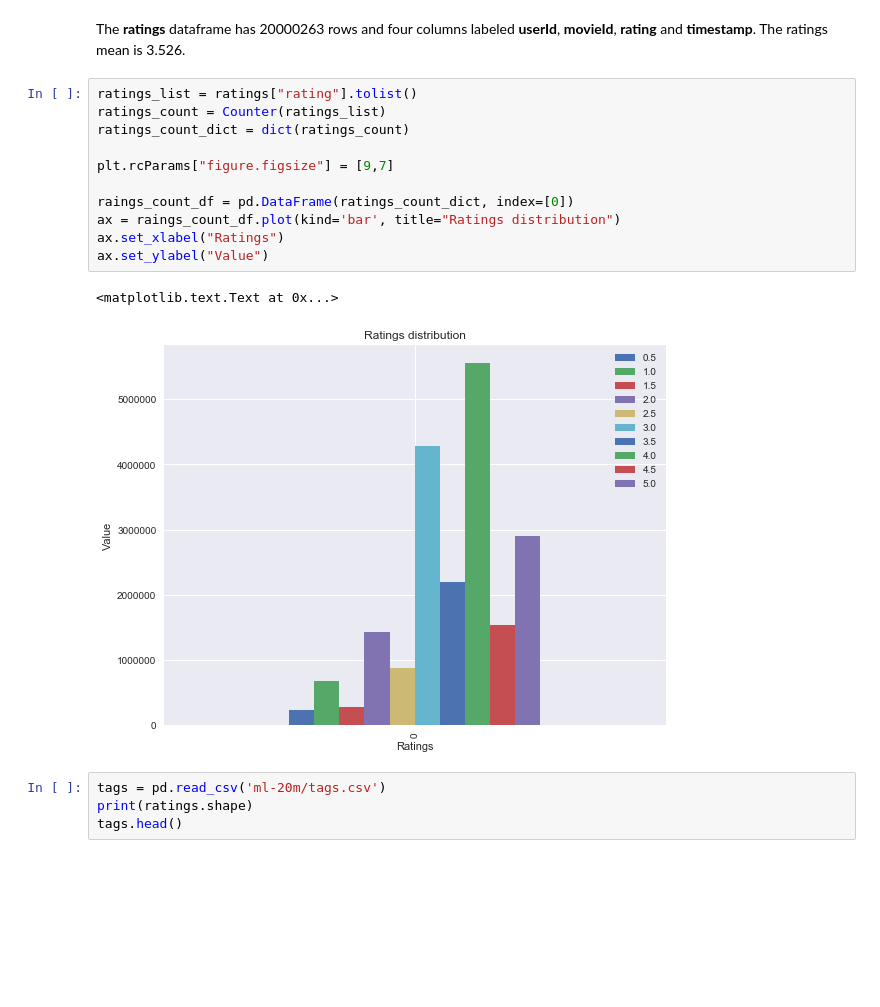
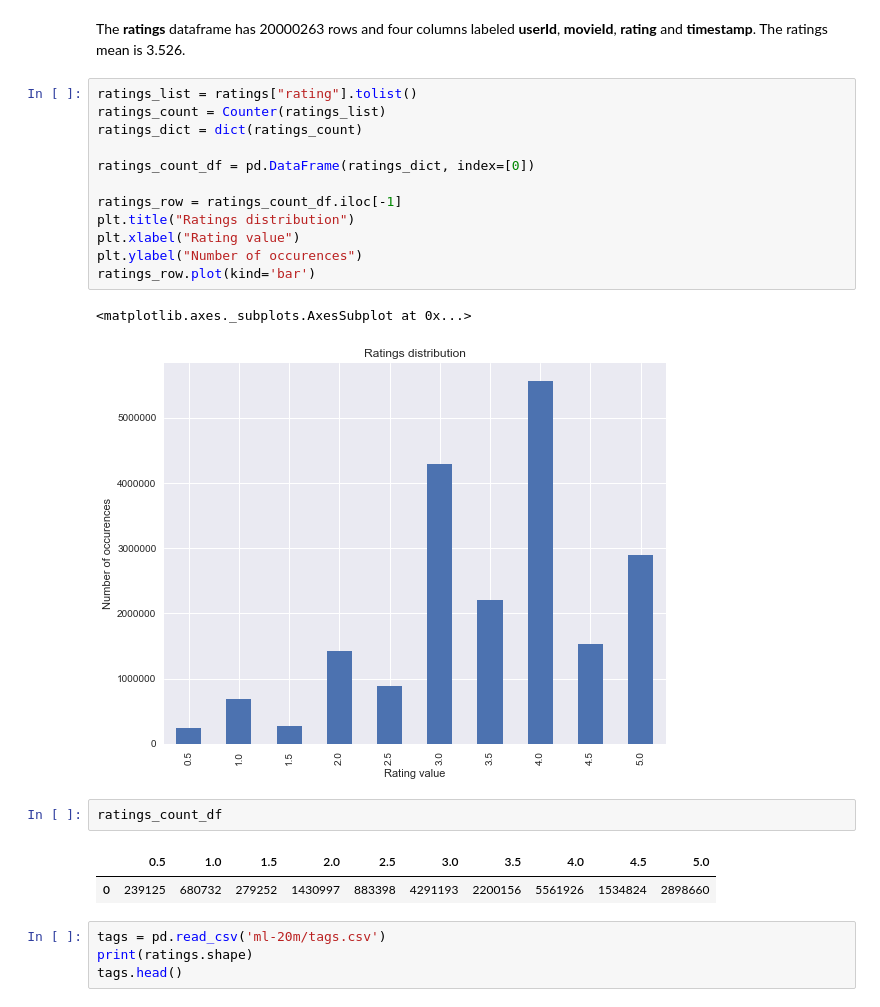
Before and after one commit to ipandzic/MovieLens, a Jupyter notebook: MRS.ipynb, the cells around one changed output. Saved outputs shown, nothing was run; the diff lists cells and outputs as text; blank space fills up the shorter version.

Commit message:
Fixed another graph

```diff
--- a/MRS.ipynb
+++ b/MRS.ipynb
@@ -133,20 +129,26 @@ print(ratings_mean)
 3.5255285642993797
 # %% [markdown]
 The **ratings** dataframe has 20000263 rows and four columns labeled **userId**, **movieId**, **rating** and **timestamp**. The ratings mean is 3.526.
-# %%
-ratings_list = ratings["rating"].tolist()
-ratings_count = Counter(ratings_list)
-ratings_count_dict = dict(ratings_count)
-
-plt.rcParams["figure.figsize"] = [9,7]
-
-raings_count_df = pd.DataFrame(ratings_count_dict, index=[0])
-ax = raings_count_df.plot(kind='bar', title="Ratings distribution")
-ax.set_xlabel("Ratings")
-ax.set_ylabel("Value")
-# %% [output]
-<matplotlib.text.Text at 0x...>
-[figure, removed]
+# %%
+ratings_list = ratings["rating"].tolist()
+ratings_count = Counter(ratings_list)
+ratings_dict = dict(ratings_count)
+
+ratings_count_df = pd.DataFrame(ratings_dict, index=[0])
+
+ratings_row = ratings_count_df.iloc[-1]
+plt.title("Ratings distribution")
+plt.xlabel("Rating value")
+plt.ylabel("Number of occurences")
+ratings_row.plot(kind='bar')
+# %% [output]
+<matplotlib.axes._subplots.AxesSubplot at 0x...>
+[figure, added]
+# %%
+ratings_count_df
+# %% [output]
+|  | 0.5 | 1.0 | 1.5 | 2.0 | 2.5 | 3.0 | 3.5 | 4.0 | 4.5 | 5.0 |
+| 0 | 239125 | 680732 | 279252 | 1430997 | 883398 | 4291193 | 2200156 | 5561926 | 1534824 | 2898660 |
 # %%
 tags = pd.read_csv('ml-20m/tags.csv')
 print(ratings.shape)
```
Also changed, not shown: parts of 1 cell of this notebook.
